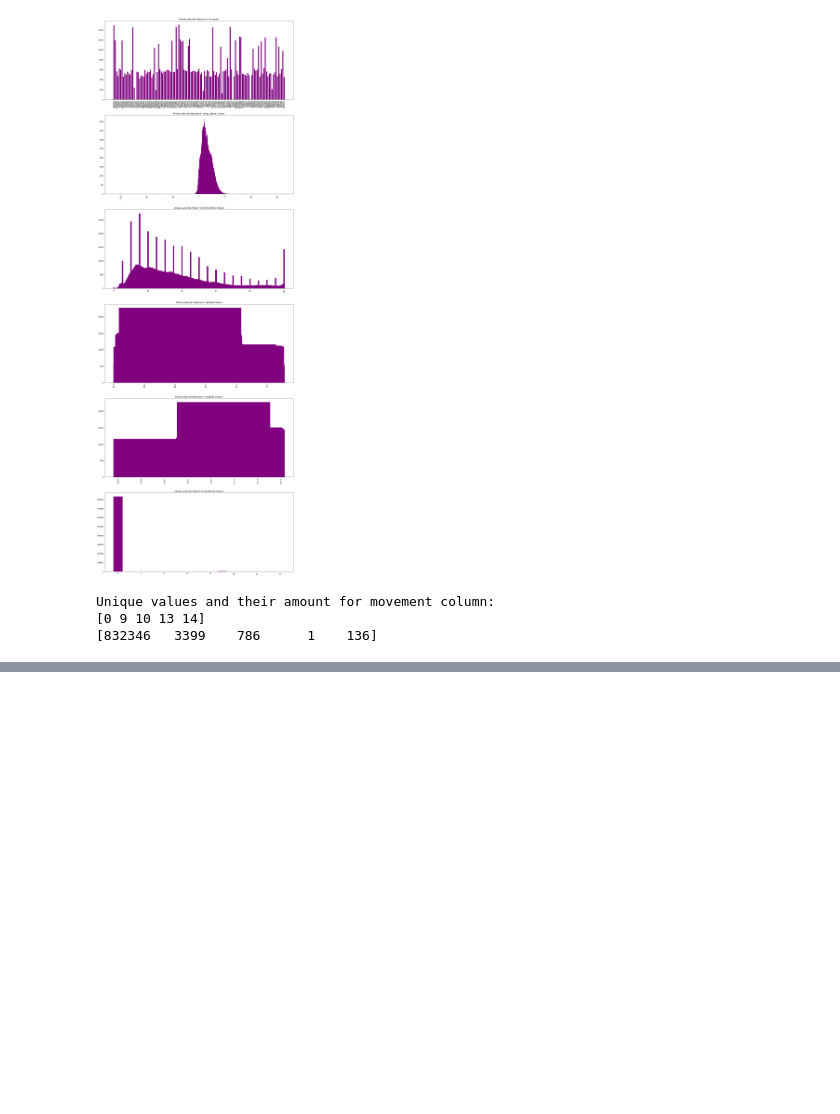
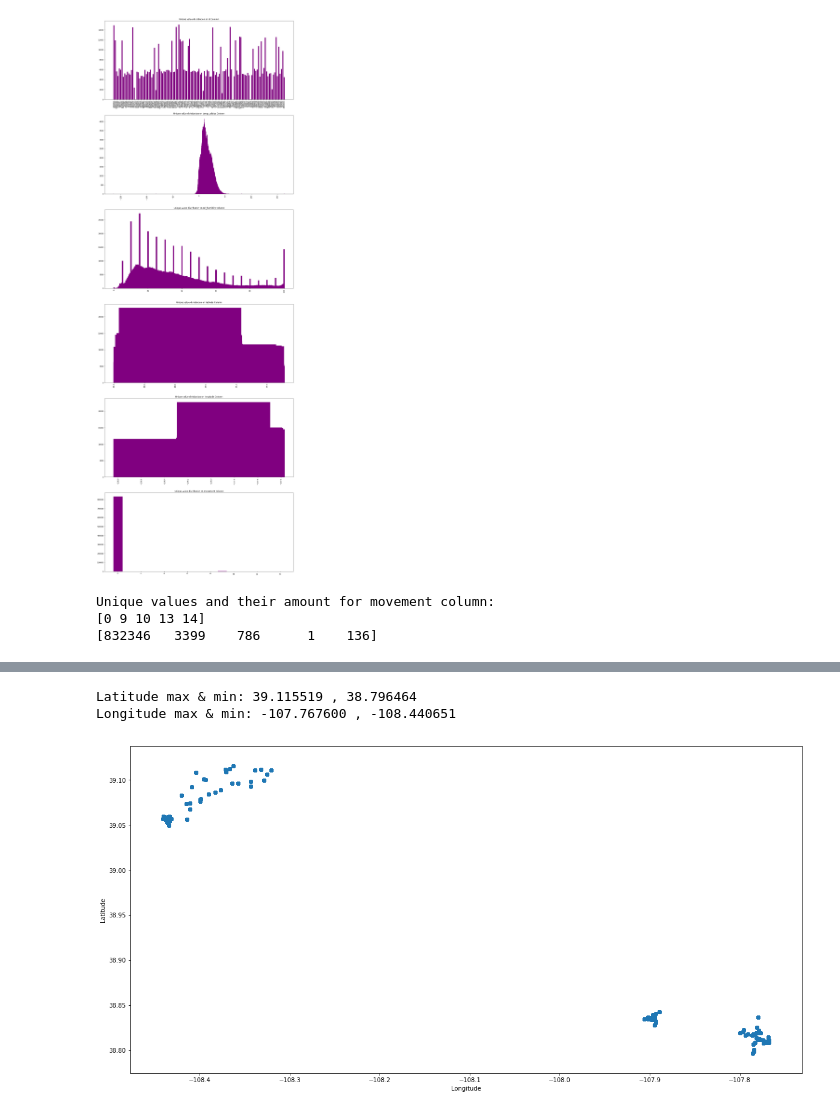
Before and after one commit to skaraoglu/ds_project_smartyields, a Jupyter notebook: Untitled.ipynb, the cells around one changed output, grey strips where cells are left out. Drawn from its saved outputs; the diff is of its cells as text; code cells hidden in the pictures; blank space fills up the shorter version.

```diff
--- a/Untitled.ipynb
+++ b/Untitled.ipynb
@@ -78,0 +147,11 @@ Unique values and their amount for movement column:
+# %%
+#Finding the maximum values of Latitude and Longitude
+lat_max = data3['latitude'].max()
+lat_min = data3['latitude'].min()
+lon_max = data3['longitude'].max()
+lon_min = data3['longitude'].min()
+print("Latitude max & min: %.6f , %.6f" % (lat_max, lat_min))
+print("Longitude max & min: %.6f , %.6f" % (lon_max, lon_min))
+# %% [output]
+Latitude max & min: 39.115519 , 38.796464
+Longitude max & min: -107.767600 , -108.440651
@@ -78,0 +162,13 @@ Unique values and their amount for movement column:
+# %%
+#Scatter points on latitude and longitude
+plt.figure(figsize=(20,10))
+plt.scatter(data["longitude"], data["latitude"])
+plt.xlabel("Longitude")
+plt.ylabel("Latitude")
+'''Not working'''
+#Use the max and mins for latitude and longitude, add some spacing
+#plt.xticks(range(lat_ticks), 10)
+#plt.yticks(range(lon_ticks), 10)
+plt.show()
+# %% [output]
+[figure, added]
```
Also changed, not shown: parts of 14 cells of this notebook.
